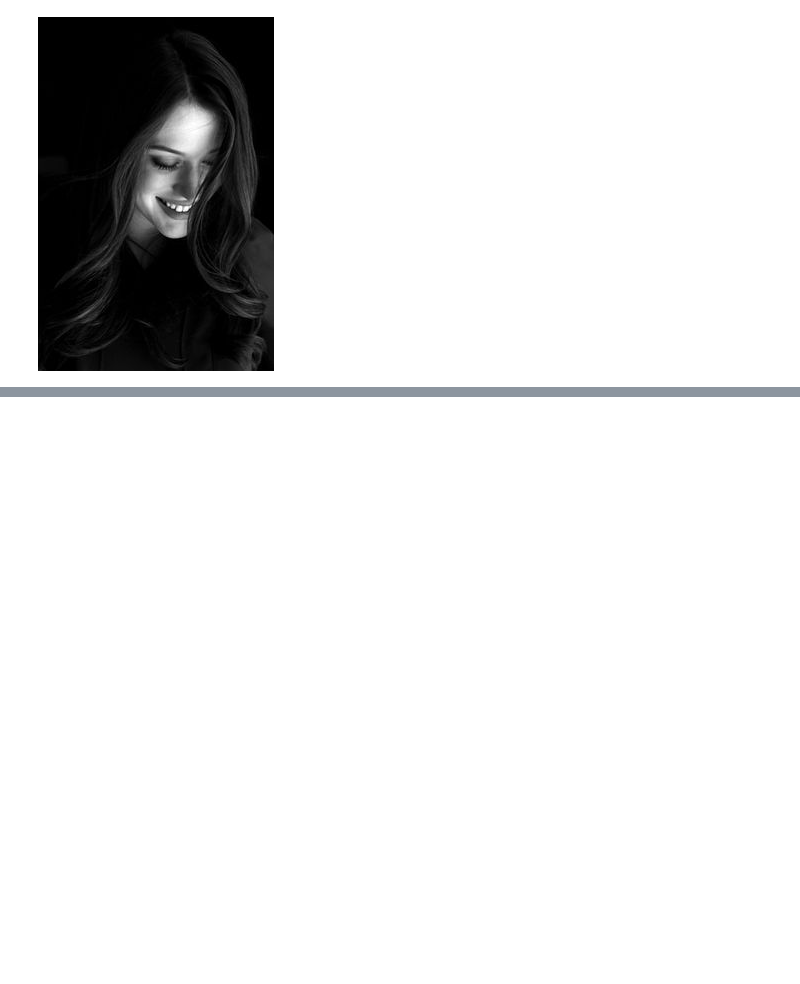
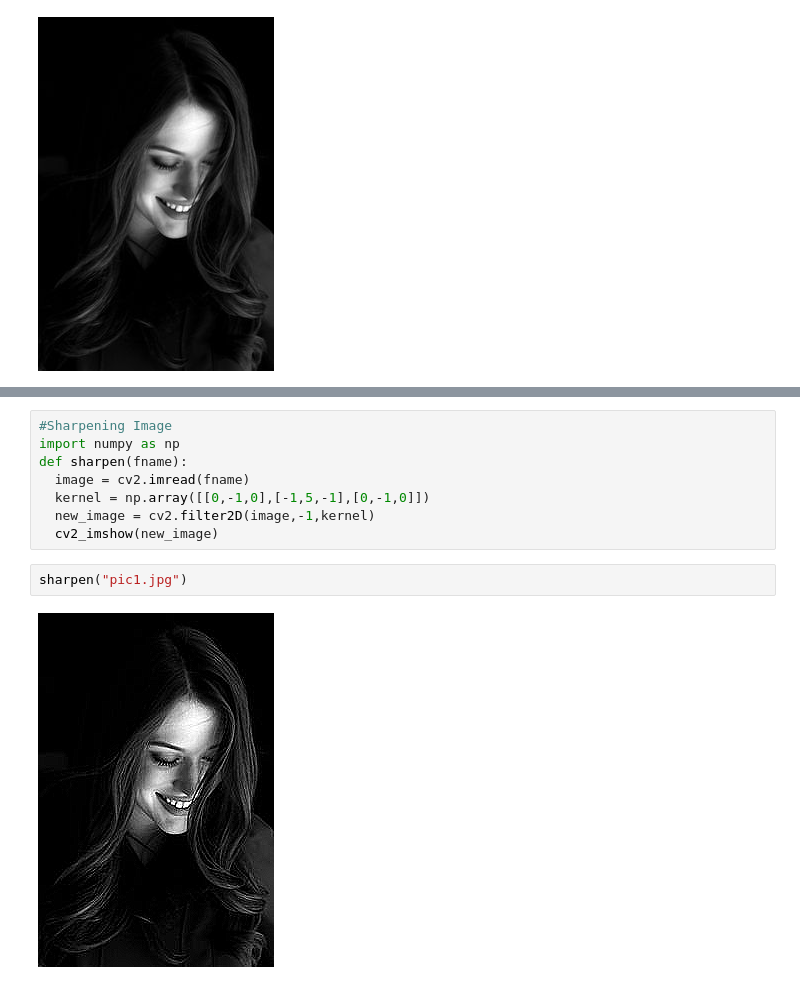
Before and after one commit to Bhuto1998/Data-Science-Year-2020, a Jupyter notebook: ImageP.ipynb, the cells around one changed output, grey strips where cells are left out. Drawn from its saved outputs; the diff is of its cells as text; blank space fills up the shorter version.

```diff
--- a/ImageP.ipynb
+++ b/ImageP.ipynb
@@ -19,0 +55,12 @@ read("pic1.jpg")
+# %%
+#Sharpening Image
+import numpy as np
+def sharpen(fname):
+  image = cv2.imread(fname)
+  kernel = np.array([[0,-1,0],[-1,5,-1],[0,-1,0]])
+  new_image = cv2.filter2D(image,-1,kernel)
+  cv2_imshow(new_image)
+# %%
+sharpen("pic1.jpg")
+# %% [output]
+[figure, added]
```
Also changed, not shown: parts of 4 cells of this notebook.
